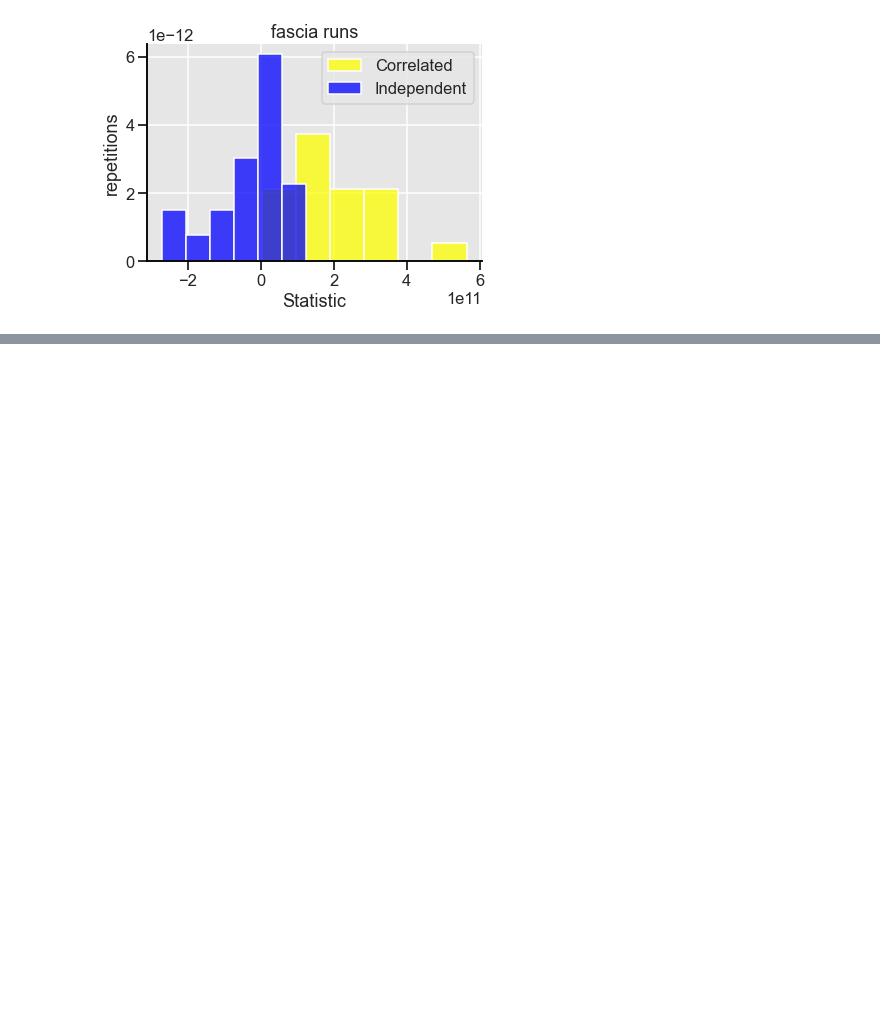
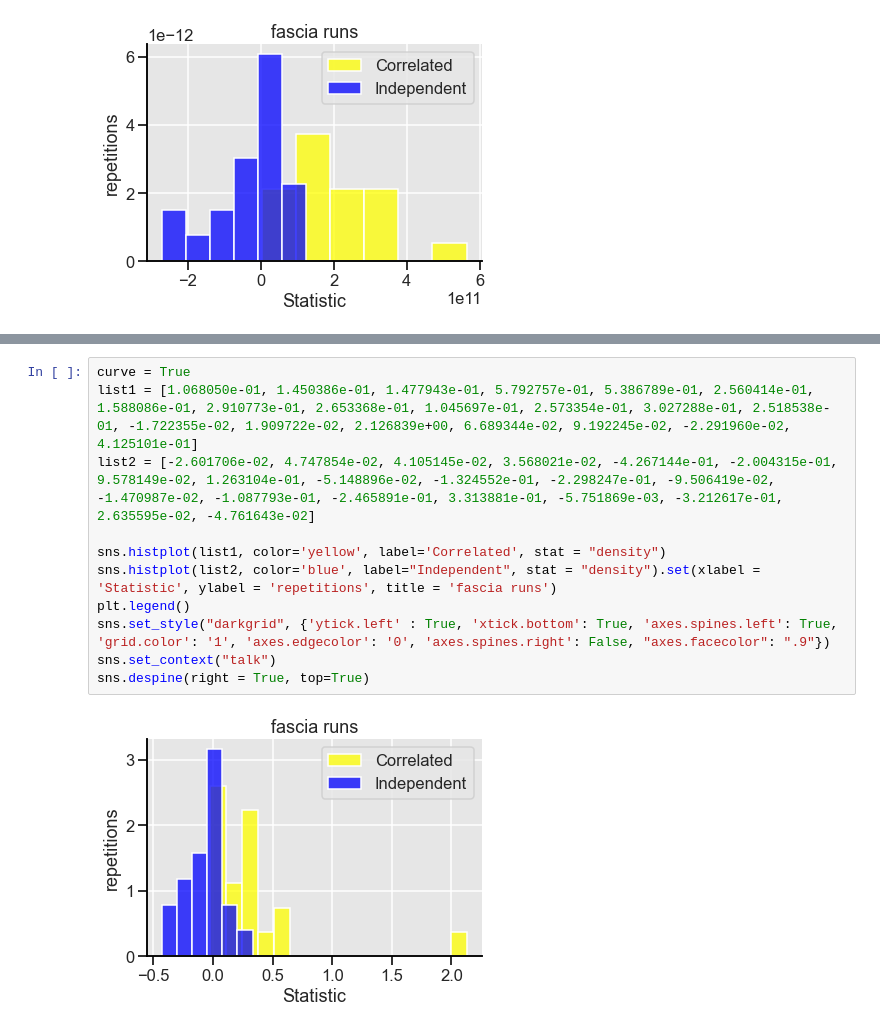
Before and after one commit to louishu17/fasciaGraphSimilarity, a Jupyter notebook: FasciaVisualizations.ipynb, the cells around one changed output, grey strips where cells are left out. Saved outputs shown, nothing was run; the diff lists cells and outputs as text; blank space fills up the shorter version.

```diff
--- a/FasciaVisualizations.ipynb
+++ b/FasciaVisualizations.ipynb
@@ -38,0 +54,13 @@ sns.despine(right = True, top=True)
+# %%
+curve = True
+list1 = [1.068050e-01, 1.450386e-01, 1.477943e-01, 5.792757e-01, 5.386789e-01, 2.560414e-01, 1.588086e-01, 2.910773e-01, 2.653368e-01, 1.045697e-01, 2.573354e-01, 3.027288e-01, 2.518538e-01, -1.722355e-02, 1.909722e-02, 2.126839e+00, 6.689344e-02, 9.192245e-02, -2.291960e-02, 4.125101e-01]
+list2 = [-2.601706e-02, 4.747854e-02, 4.105145e-02, 3.568021e-02, -4.267144e-01, -2.004315e-01, 9.578149e-02, 1.263104e-01, -5.148896e-02, -1.324552e-01, -2.298247e-01, -9.506419e-02, -1.470987e-02, -1.087793e-01, -2.465891e-01, 3.313881e-01, -5.751869e-03, -3.212617e-01, 2.635595e-02, -4.761643e-02]
+
+sns.histplot(list1, color='yellow', label='Correlated', stat = "density")
+sns.histplot(list2, color='blue', label="Independent", stat = "density").set(xlabel = 'Statistic', ylabel = 'repetitions', title = 'fascia runs')
+plt.legend()
+sns.set_style("darkgrid", {'ytick.left' : True, 'xtick.bottom': True, 'axes.spines.left': True, 'grid.color': '1', 'axes.edgecolor': '0', 'axes.spines.right': False, "axes.facecolor": ".9"})
+sns.set_context("talk")
+sns.despine(right = True, top=True)
+# %% [output]
+[figure, added]
```
Also changed, not shown: parts of 2 cells of this notebook, 22 other files.
